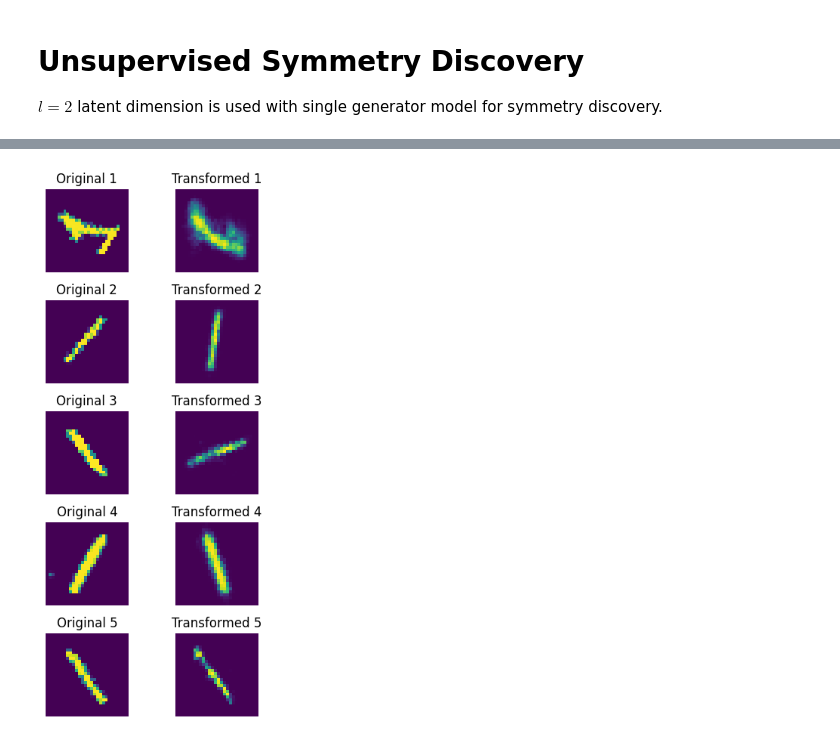
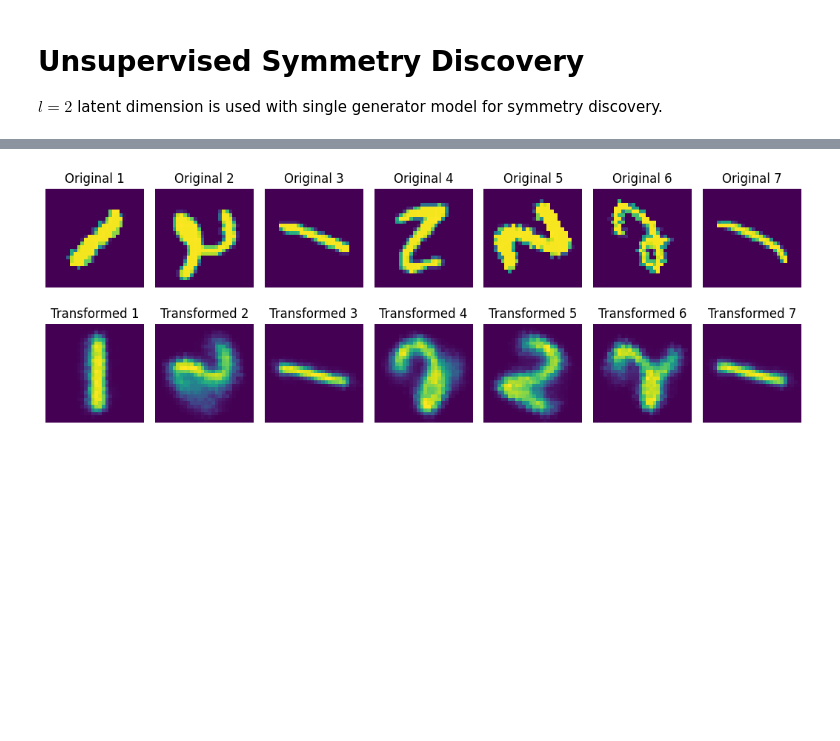
Before and after one commit to 8Nero/ML4SCI-E2E, a Jupyter notebook: task2_part1.ipynb, the cells around one changed output, grey strips where cells are left out. Cells and saved outputs as stored; diff of their text form; code cells hidden in the pictures; blank space fills up the shorter version.

```diff
--- a/task2_part1.ipynb
+++ b/task2_part1.ipynb
@@ -547,50 +547,46 @@ Epoch 40, Loss: 0.4254
 # %%
 #@title Discovered Symmatries
 def plot_original_vs_transformed(originals, transformed, num_samples=5):
-    plt.figure(figsize=(4, 1.5*num_samples))
+    plt.figure(figsize=(1.5*num_samples, 4))
 
+    # Plot originals in the first row
     for i in range(num_samples):
-        # Plot original
-        plt.subplot(num_samples, 2, 2*i+1)
+        plt.subplot(2, num_samples, i + 1)
         plt.imshow(originals[i][0].cpu().numpy())
         plt.title(f"Original {i+1}")
         plt.axis('off')
 
-        # Plot transformed
-        plt.subplot(num_samples, 2, 2*i+2)
+    # Plot transformed in the second row
+    for i in range(num_samples):
+        plt.subplot(2, num_samples, num_samples + i + 1)
         plt.imshow(transformed[i][0].cpu().numpy())
         plt.title(f"Transformed {i+1}")
         plt.axis('off')
 
     plt.tight_layout()
     plt.show()
 
 # Get multiple samples from the dataset
-num_samples = 5
+num_samples = 7
 sample_imgs, _ = next(iter(train_loader))
 sample_imgs = sample_imgs[:num_samples].to(device)
-steps = 2000
-
+steps = 1000
 # Generate transformed versions
 with torch.no_grad():
     # Encode to latent space
     mu, log_var = vae.encode(sample_imgs)
     z = vae.reparameterize(mu, log_var)
-
     # Apply symmetry transformation
     for _ in range(steps):  #
         z += epsilon * generator(z)
-
     # Decode transformed latent vectors
     transformed_imgs = vae.decode(z).cpu()
-
 # Convert original images to CPU for plotting
 original_imgs = sample_imgs.cpu()
-
 # Plot comparison
 plot_original_vs_transformed(original_imgs, transformed_imgs, num_samples)
 # %% [output]
-[figure, old version]
+[figure, new version]
 # %%
 test_loader = DataLoader(dataset, batch_size=128, shuffle=False)
 # %%
```
Also changed, not shown: parts of 3 cells of this notebook.
